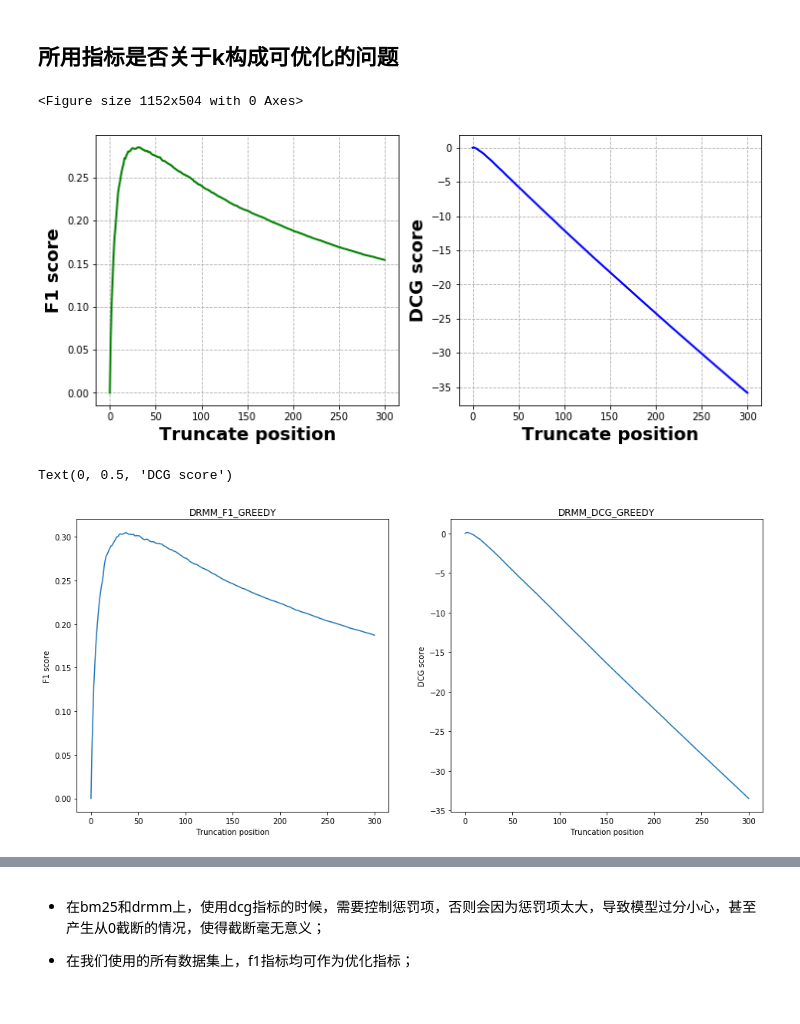
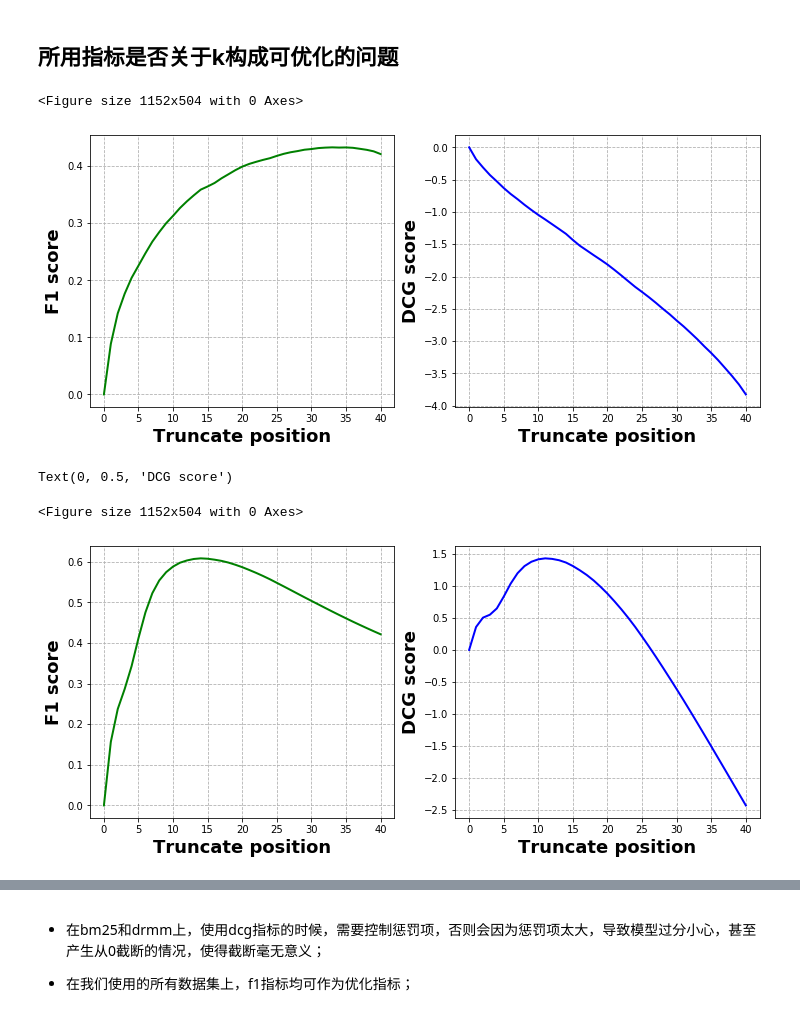
Before and after one commit to Woody5962/Ranked-List-Truncation, a Jupyter notebook: Baseline/Truncation_analysis.ipynb, the cells around one changed output, grey strips where cells are left out. Saved outputs shown, nothing was run; the diff lists cells and outputs as text; code cells hidden in the pictures.

```diff
--- a/Baseline/Truncation_analysis.ipynb
+++ b/Baseline/Truncation_analysis.ipynb
@@ -8,9 +8,9 @@ import matplotlib.pyplot as plt
 # %% [markdown]
 ## 工作路径
 # %%
-DATASET_BASE = '/home/LAB/wangd/graduation_project/ranked list truncation/dataset/robust04'
 ROBUST_BASE = '/home/LAB/wangd/graduation_project/ranked list truncation/dataset/robust04'
 MQ_BASE = '/home/LAB/wangd/graduation_project/ranked list truncation/dataset/mq2007'
+DATASET_BASE = MQ_BASE
 # %% [markdown]
 ## 所用指标是否关于k构成可优化的问题
 # %%
@@ -52,7 +52,7 @@ def greedy_scores(dataset_name: str) -> float:
     F1_k, DCG_k = [], []
     for key in train_set:
         per_k_F1, per_k_DCG = [0], [0]
-        for i in range(1, 301):
+        for i in range(1, 41):
             per_k_F1.append(cal_F1(train_set[key], i))
             per_k_DCG.append(cal_DCG(train_set[key], i))
         F1_k.append(per_k_F1)
@@ -66,7 +65,7 @@ f1_drmm, dcg_drmm = greedy_scores('drmm')
 f1_drmm_tks, dcg_drmm_tks = greedy_scores('drmm_tks')
 # %%
 plt.figure(figsize=(16, 7))
-x = np.arange(301)
+x = np.arange(41)
 
 
 plt.figure(figsize=(12,5))
@@ -85,21 +84,23 @@ plt.ylabel('DCG score', fontsize=18,fontweight='bold')
 plt.show()
 # %% [output]
 <Figure size 1152x504 with 0 Axes>
-[figure, old version]
+[figure, new version]
 # %%
 plt.figure(figsize=(16, 7))
-x = np.arange(301)
+x = np.arange(41)
+plt.figure(figsize=(12,5))
 plt.subplot(1, 2, 1)
-plt.plot(x, f1_drmm)
-plt.title('DRMM_F1_GREEDY')
-plt.xlabel('Truncation position')
-plt.ylabel('F1 score')
+plt.grid(linestyle = "--")
+plt.plot(x, f1_drmm_tks, color="green",linewidth=2.)
+plt.xlabel('Truncate position', fontsize=18,fontweight='bold')
+plt.ylabel('F1 score', fontsize=18,fontweight='bold')
 
 plt.subplot(1, 2, 2)
-plt.plot(x, dcg_drmm)
-plt.title('DRMM_DCG_GREEDY')
-plt.xlabel('Truncation position')
-plt.ylabel('DCG score')
+plt.grid(linestyle = "--")
+plt.plot(x, dcg_drmm_tks, color="blue",linewidth=2.)
+plt.xlabel('Truncate position', fontsize=18,fontweight='bold')
+plt.ylabel('DCG score', fontsize=18,fontweight='bold')
 # %% [output]
 Text(0, 0.5, 'DCG score')
+<Figure size 1152x504 with 0 Axes>
-[figure, old version]
+[figure, new version]
```
Also changed, not shown: parts of 5 cells of this notebook, 12 other files.
